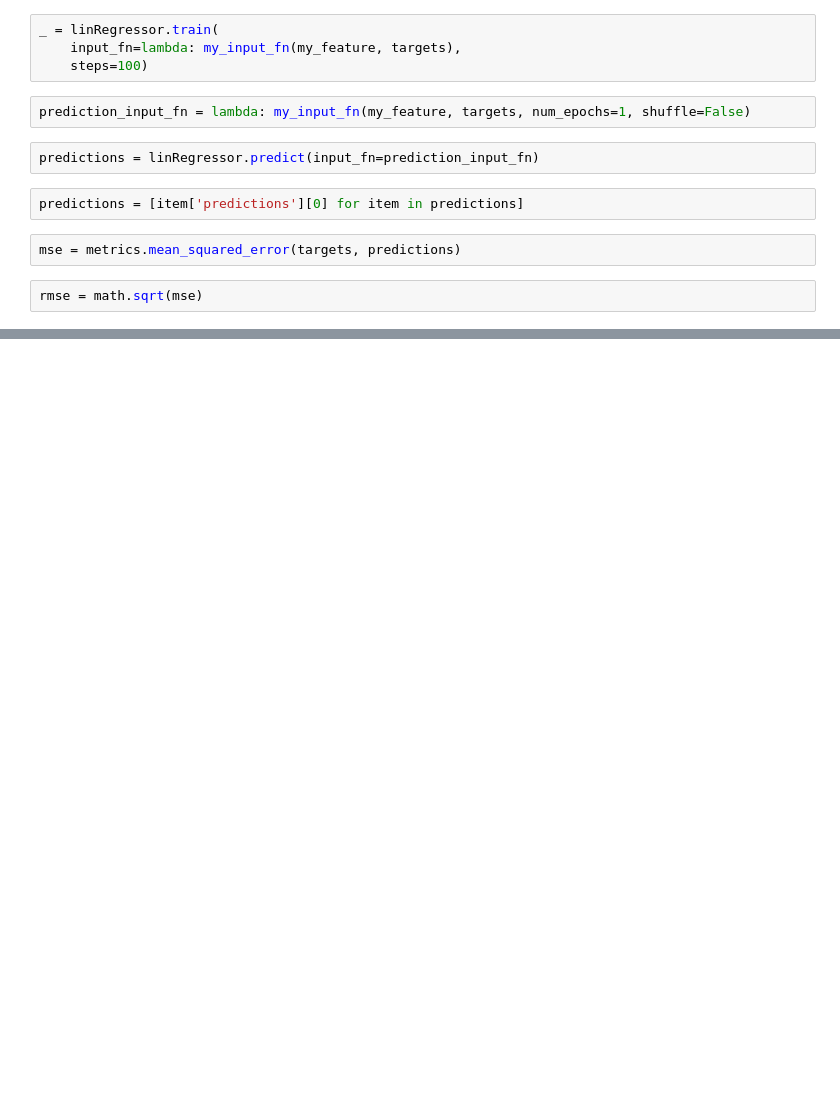
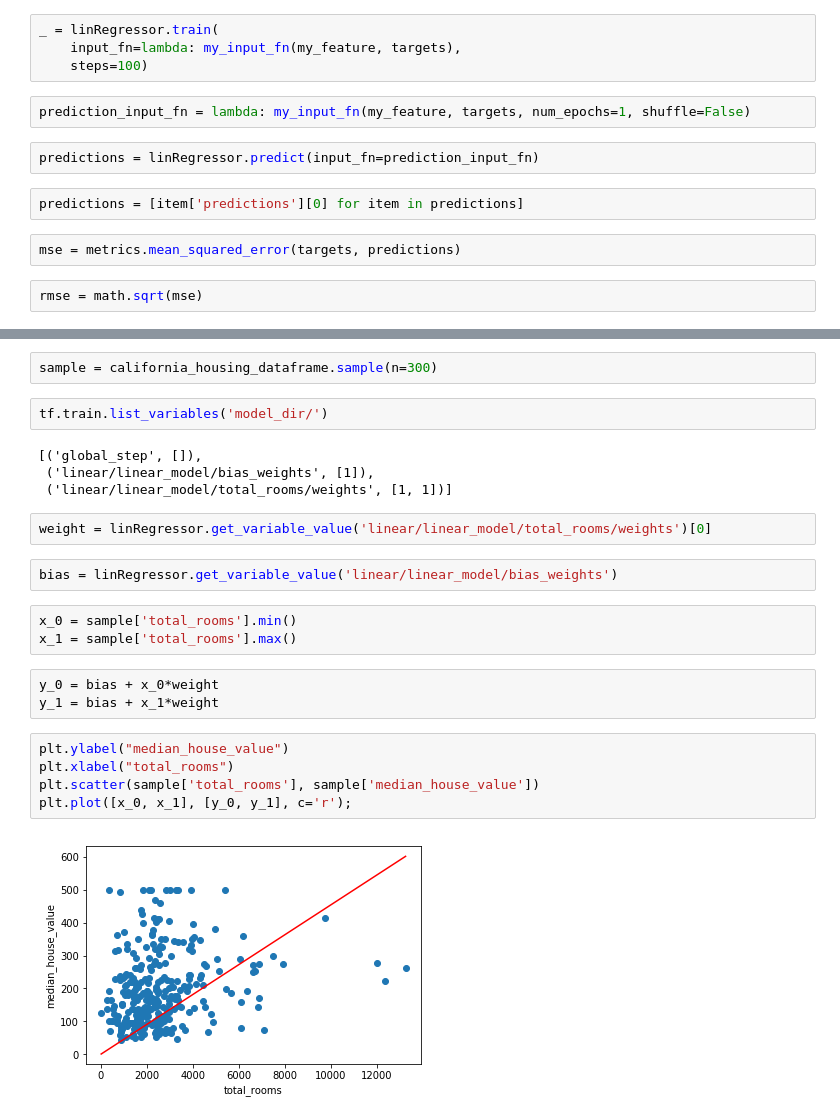
Before and after one commit to frolovconst/crash_course, a Jupyter notebook: tf_basics/estimator.ipynb, the cells around one changed output, grey strips where cells are left out. Drawn from its saved outputs; the diff is of its cells as text; blank space fills up the shorter version.

```diff
--- a/tf_basics/estimator.ipynb
+++ b/tf_basics/estimator.ipynb
@@ -138,0 +150,25 @@ rmse
+# %%
+sample = california_housing_dataframe.sample(n=300)
+# %%
+tf.train.list_variables('model_dir/')
+# %% [output]
+[('global_step', []),
+ ('linear/linear_model/bias_weights', [1]),
+ ('linear/linear_model/total_rooms/weights', [1, 1])]
+# %%
+weight = linRegressor.get_variable_value('linear/linear_model/total_rooms/weights')[0]
+# %%
+bias = linRegressor.get_variable_value('linear/linear_model/bias_weights')
+# %%
+x_0 = sample['total_rooms'].min()
+x_1 = sample['total_rooms'].max()
+# %%
+y_0 = bias + x_0*weight
+y_1 = bias + x_1*weight
+# %%
+plt.ylabel("median_house_value")
+plt.xlabel("total_rooms")
+plt.scatter(sample['total_rooms'], sample['median_house_value'])
+plt.plot([x_0, x_1], [y_0, y_1], c='r');
+# %% [output]
+[figure, added]
```
Also changed, not shown: parts of 14 cells of this notebook, 1 other file.
